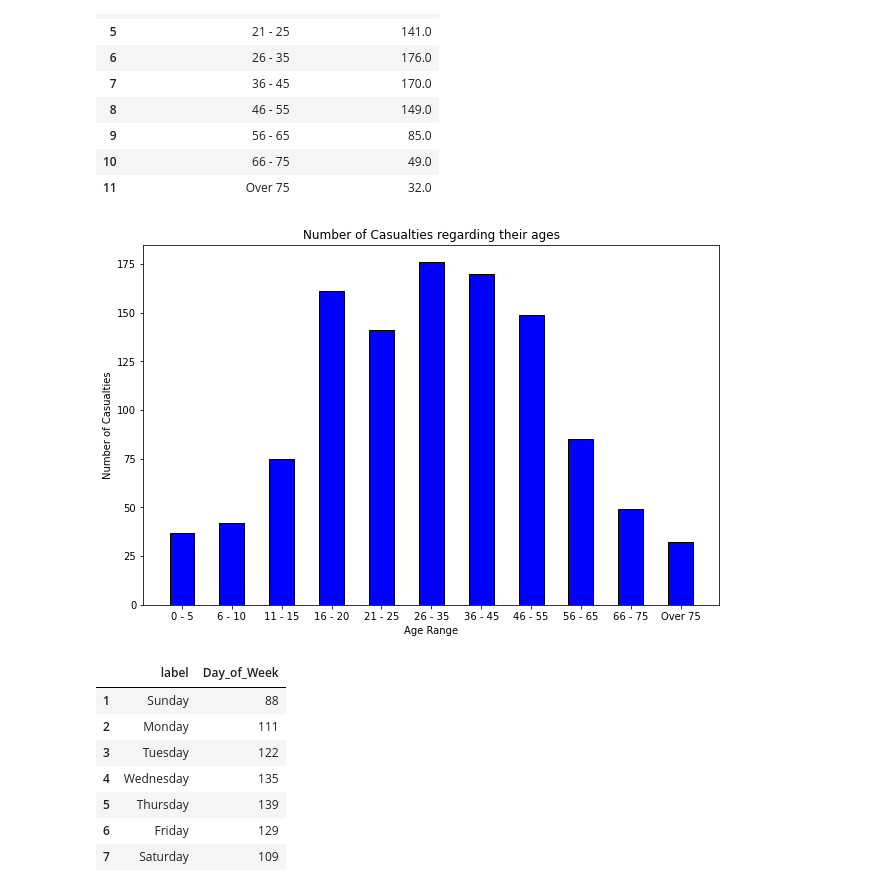
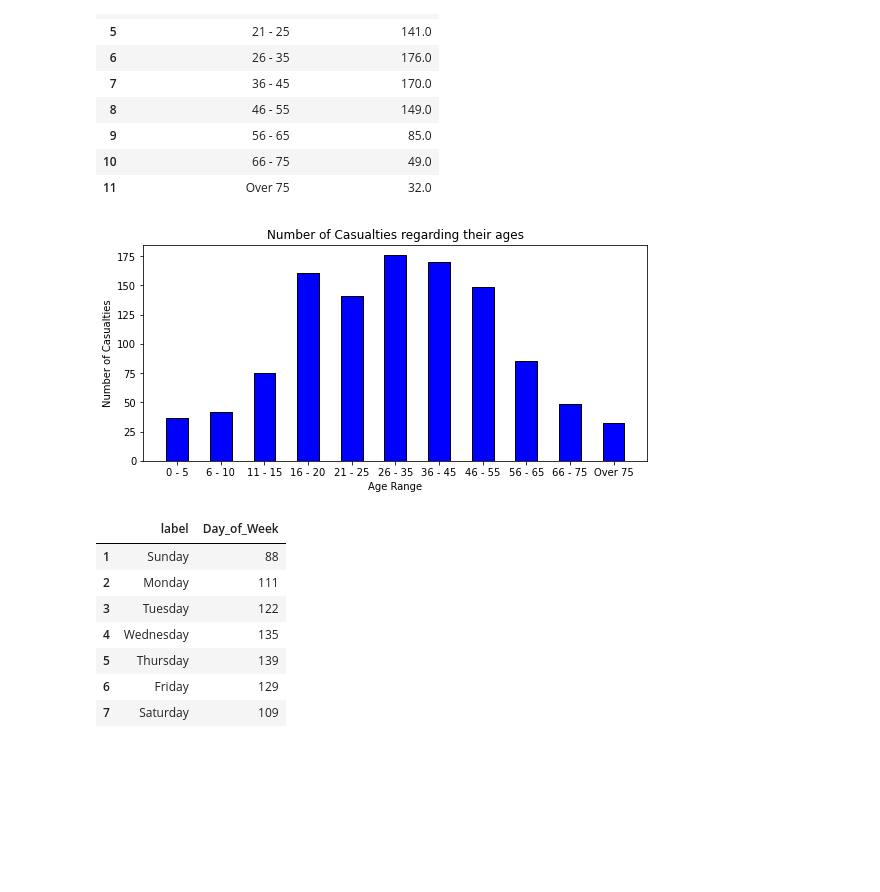
Before and after one commit to mfoman/fyp2021p01lectures, a Jupyter notebook: notebooks/fyp2021p01product.ipynb, the cells around one changed output. Drawn from its saved outputs; the diff is of its cells as text; code cells hidden in the pictures; blank space fills up the shorter version.

```diff
--- a/notebooks/fyp2021p01product.ipynb
+++ b/notebooks/fyp2021p01product.ipynb
@@ -163,16 +163,24 @@ pd.concat([VAR['Age_Band'], DATA['casual']['Age_Band_of_Casualty'].value_counts(
 | 10 | 66 - 75 | 49.0 |
 | 11 | Over 75 | 32.0 |
 # %%
-Range=['0 - 5','6 - 10','11 - 15','16 - 20','21 - 25','26 - 35','36 - 45','46 - 55','56 - 65','66 - 75','Over 75']
-Numbers=[0,0,0,0,0,0,0,0,0,0,0]
+Age=[]
+Numbers=[]
+Range_Age=len(VAR['Age_Band'])
+
+for i in range(1,Range_Age):
+    Age.append(VAR['Age_Band']['label'][i])
+
+[Numbers.append(0) for i in range(Range_Age-1)]
+
 for i in DATA['casual']['Age_Band_of_Casualty']:
     Numbers[i-1]+=1
-fig = plt.figure(figsize=(8, 5))
+
+fig = plt.figure(figsize=(7, 3))
 axes = fig.add_axes([0, 0, 1, 1])
-plt.bar(Range, Numbers,width=0.5, color='blue', edgecolor='black')
+plt.bar(Age, Numbers,width=0.5, color='blue', edgecolor='black')
 axes.set_ylabel('Number of Casualties');axes.set_xlabel('Age Range');axes.set_title('Number of Casualties regarding their ages');
 # %% [output]
-[figure, old version]
+[figure, new version]
 # %%
 # Time analysis
 pd.concat([VAR['Day_of_Week'], DATA['accident']['Day_of_Week'].value_counts()], axis=1)
```
Also changed, not shown: parts of 2 cells of this notebook.
